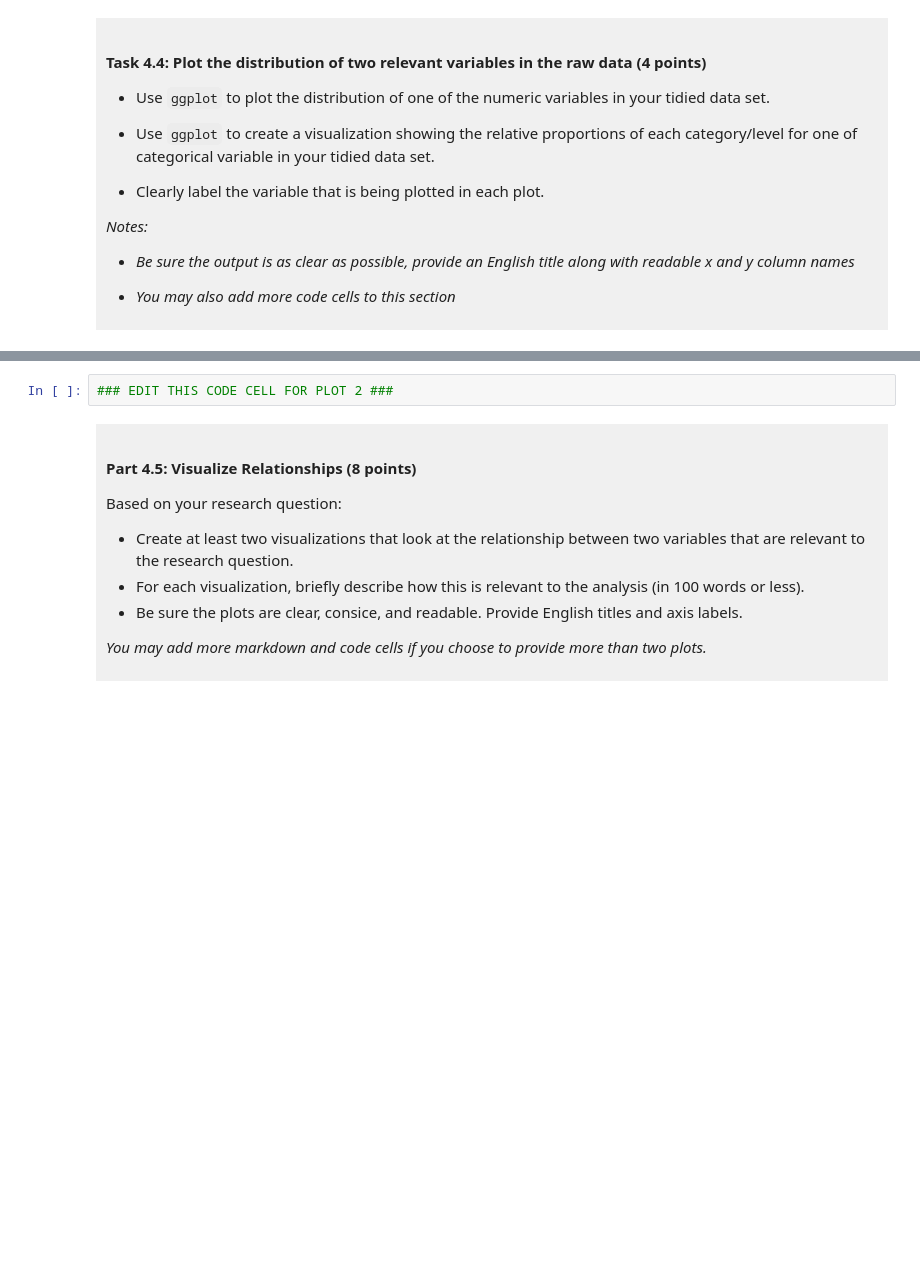
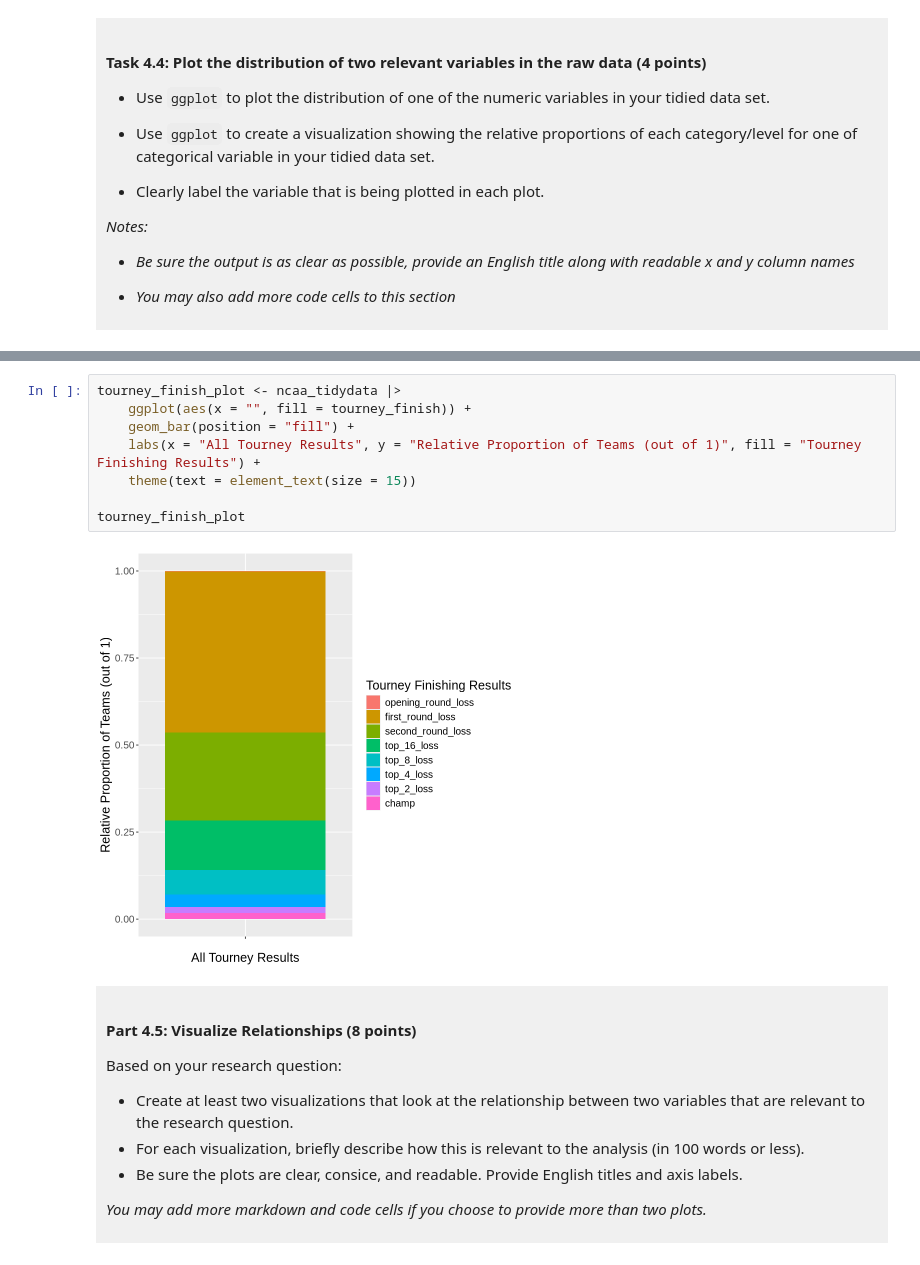
Before and after one commit to RayanHu74/dsci-100-project-rayan-hu, a Jupyter notebook: dsci-100-project-notebook.ipynb, the cells around one changed output, grey strips where cells are left out. Saved outputs shown, nothing was run; the diff lists cells and outputs as text; blank space fills up the shorter version.

```diff
--- a/dsci-100-project-notebook.ipynb
+++ b/dsci-100-project-notebook.ipynb
@@ -312,5 +374,13 @@ You will refine your research question (if needed) and produce a tidy data set.
 # %%
-### EDIT THIS CODE CELL FOR PLOT 2 ###
+tourney_finish_plot <- ncaa_tidydata |>
+    ggplot(aes(x = "", fill = tourney_finish)) +
+    geom_bar(position = "fill") +
+    labs(x = "All Tourney Results", y = "Relative Proportion of Teams (out of 1)", fill = "Tourney Finishing Results") +
+    theme(text = element_text(size = 15))
+
+tourney_finish_plot
+# %% [output]
+[figure, added]
 # %% [markdown]
 <div style="background-color: #f0f0f0; padding: 10px;">
 
```
Also changed, not shown: parts of 11 cells of this notebook.
